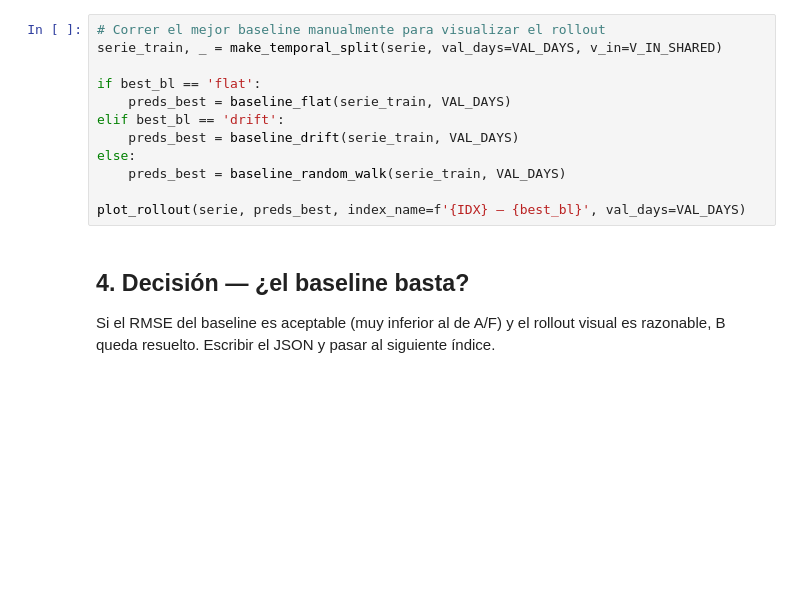
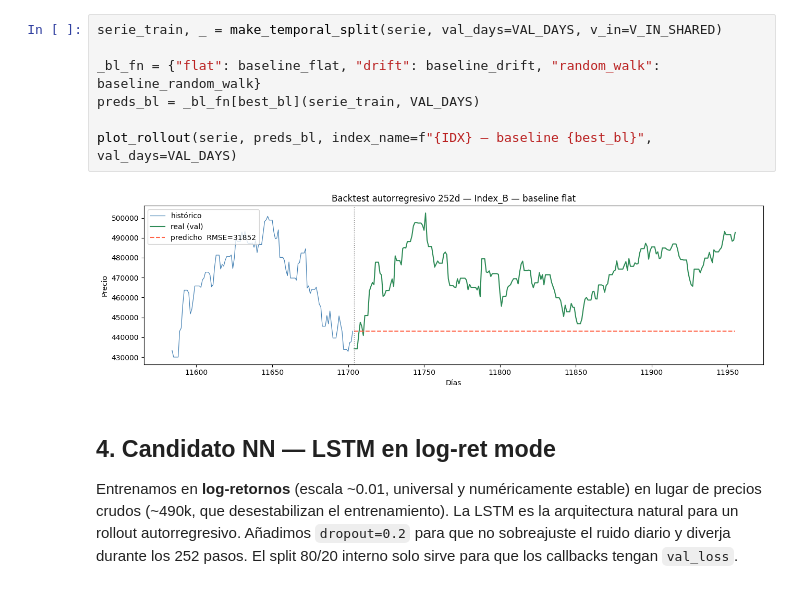
Before and after one commit to Romequinco/TAREA_COMPETICION_REDES_NEURONALES, a Jupyter notebook: 04_index_B.ipynb, the cells around one changed output. Drawn from its saved outputs; the diff is of its cells as text; blank space fills up the shorter version.

```diff
--- a/04_index_B.ipynb
+++ b/04_index_B.ipynb
@@ -67,17 +96,14 @@ print(f'\nMejor baseline: {best_bl}  RMSE={best_rmse:,.0f}')
 # %%
-# Correr el mejor baseline manualmente para visualizar el rollout
 serie_train, _ = make_temporal_split(serie, val_days=VAL_DAYS, v_in=V_IN_SHARED)
 
-if best_bl == 'flat':
-    preds_best = baseline_flat(serie_train, VAL_DAYS)
-elif best_bl == 'drift':
-    preds_best = baseline_drift(serie_train, VAL_DAYS)
-else:
-    preds_best = baseline_random_walk(serie_train, VAL_DAYS)
+_bl_fn = {"flat": baseline_flat, "drift": baseline_drift, "random_walk": baseline_random_walk}
+preds_bl = _bl_fn[best_bl](serie_train, VAL_DAYS)
 
-plot_rollout(serie, preds_best, index_name=f'{IDX} — {best_bl}', val_days=VAL_DAYS)
+plot_rollout(serie, preds_bl, index_name=f"{IDX} — baseline {best_bl}", val_days=VAL_DAYS)
+# %% [output]
+[figure, added]
 # %% [markdown]
-## 4. Decisión — ¿el baseline basta?
+## 4. Candidato NN — LSTM en log-ret mode
 
-Si el RMSE del baseline es aceptable (muy inferior al de A/F) y el rollout visual es razonable, B queda resuelto. Escribir el JSON y pasar al siguiente índice.
+Entrenamos en **log-retornos** (escala ~0.01, universal y numéricamente estable) en lugar de precios crudos (~490k, que desestabilizan el entrenamiento). La LSTM es la arquitectura natural para un rollout autorregresivo. Añadimos `dropout=0.2` para que no sobreajuste el ruido diario y diverja durante los 252 pasos. El split 80/20 interno solo sirve para que los callbacks tengan `val_loss`.
 # %%
```
Also changed, not shown: parts of 23 cells of this notebook, 8 other files.
